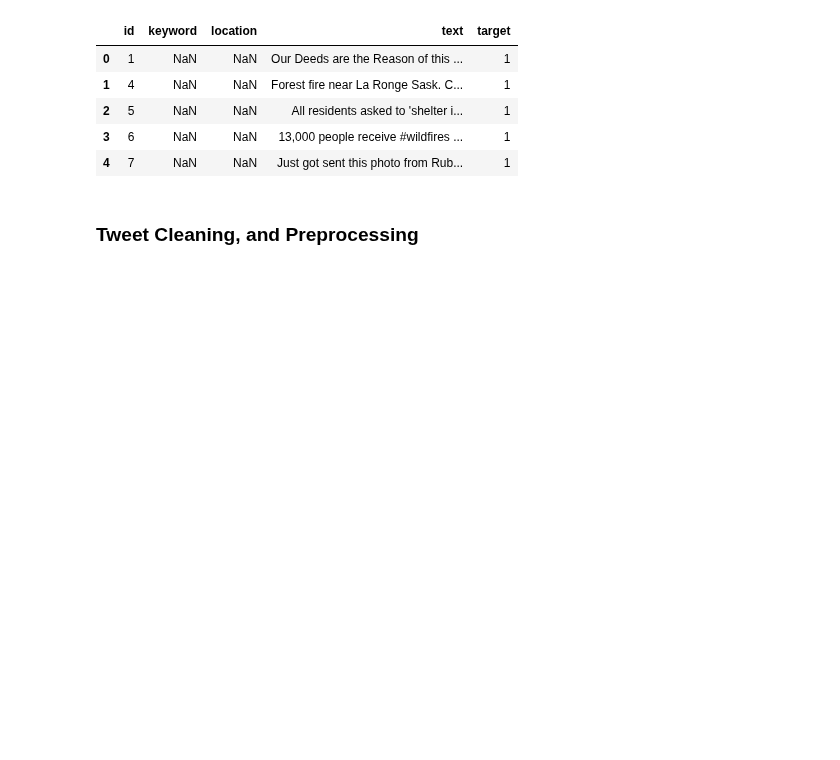
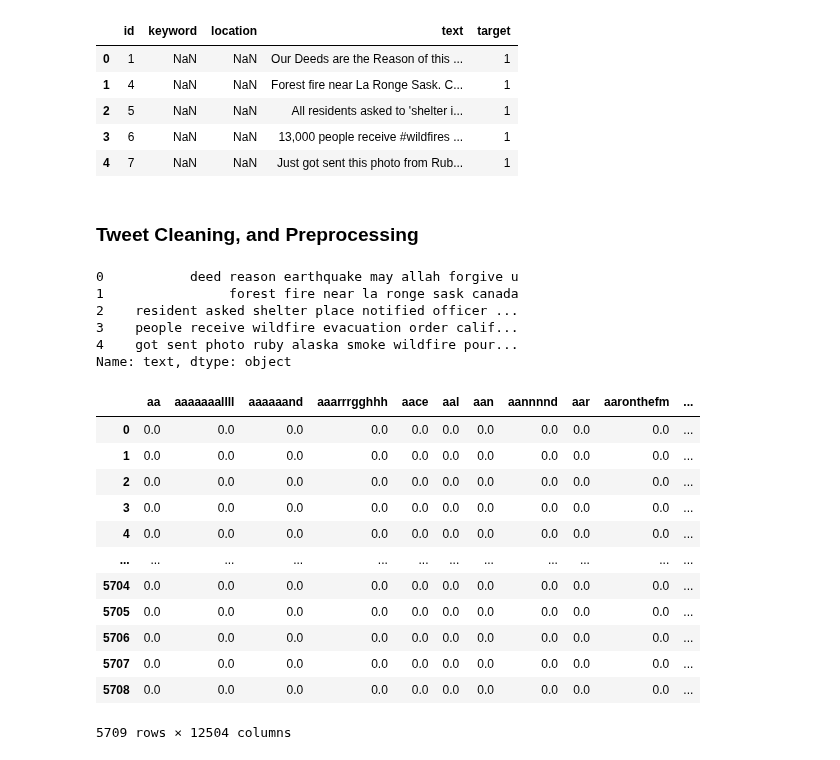
Before and after one commit to TheTr33/Disaster_Tweet_Classification_Kaggle_Competition, a Jupyter notebook: 01_EDA.ipynb, the cells around one changed output. Drawn from its saved outputs; the diff is of its cells as text; code cells hidden in the pictures; blank space fills up the shorter version.

Commit message:
finished rudimentary corpus cleaning and initial models

```diff
--- a/01_EDA.ipynb
+++ b/01_EDA.ipynb
@@ -27,6 +42,6 @@ df.head()
 | 4 | 7 | NaN | NaN | Just got sent this photo from Rub... | 1 |
 # %%
 y = df['target']
-X = df['text']
+X = df['text'].str.replace('http\S+|www.\S+', ' ', case = False)
 # %% [markdown]
 ### Tweet Cleaning, and Preprocessing
@@ -34,0 +75,43 @@ cvec = CountVectorizer()
+# %%
+X = X.apply(lambda tweet: tweet_cleaning(tweet.lstrip(), lemmat = True))
+# %%
+X.head()
+# %% [output]
+0           deed reason earthquake may allah forgive u
+1                forest fire near la ronge sask canada
+2    resident asked shelter place notified officer ...
+3    people receive wildfire evacuation order calif...
+4    got sent photo ruby alaska smoke wildfire pour...
+Name: text, dtype: object
+# %%
+cvec = CountVectorizer()
+tfidf = TfidfVectorizer()
+
+X_train,X_test, y_train, y_test = train_test_split(X, y,
+                                                   stratify = y,
+                                                   random_state = 42)
+# %%
+X_train_cvec = pd.DataFrame(cvec.fit_transform(X_train).toarray(),
+                       columns = cvec.get_feature_names())
+X_test_cvec = pd.DataFrame(cvec.transform(X_test).toarray(),
+                      columns = cvec.get_feature_names())
+X_train_tfidf = pd.DataFrame(tfidf.fit_transform(X_train).toarray(),
+                       columns = tfidf.get_feature_names())
+X_test_tfidf = pd.DataFrame(tfidf.transform(X_test).toarray(),
+                      columns = tfidf.get_feature_names())
+# %%
+X_train_tfidf
+# %% [output]
+|  | aa | aaaaaaallll | aaaaaand | aaarrrgghhh | aace | aal | aan | aannnnd | aar | aaronthefm | ... |
+| 0 | 0.0 | 0.0 | 0.0 | 0.0 | 0.0 | 0.0 | 0.0 | 0.0 | 0.0 | 0.0 | ... |
+| 1 | 0.0 | 0.0 | 0.0 | 0.0 | 0.0 | 0.0 | 0.0 | 0.0 | 0.0 | 0.0 | ... |
+| 2 | 0.0 | 0.0 | 0.0 | 0.0 | 0.0 | 0.0 | 0.0 | 0.0 | 0.0 | 0.0 | ... |
+| 3 | 0.0 | 0.0 | 0.0 | 0.0 | 0.0 | 0.0 | 0.0 | 0.0 | 0.0 | 0.0 | ... |
+| 4 | 0.0 | 0.0 | 0.0 | 0.0 | 0.0 | 0.0 | 0.0 | 0.0 | 0.0 | 0.0 | ... |
+| ... | ... | ... | ... | ... | ... | ... | ... | ... | ... | ... | ... |
+| 5704 | 0.0 | 0.0 | 0.0 | 0.0 | 0.0 | 0.0 | 0.0 | 0.0 | 0.0 | 0.0 | ... |
+| 5705 | 0.0 | 0.0 | 0.0 | 0.0 | 0.0 | 0.0 | 0.0 | 0.0 | 0.0 | 0.0 | ... |
+| 5706 | 0.0 | 0.0 | 0.0 | 0.0 | 0.0 | 0.0 | 0.0 | 0.0 | 0.0 | 0.0 | ... |
+| 5707 | 0.0 | 0.0 | 0.0 | 0.0 | 0.0 | 0.0 | 0.0 | 0.0 | 0.0 | 0.0 | ... |
+| 5708 | 0.0 | 0.0 | 0.0 | 0.0 | 0.0 | 0.0 | 0.0 | 0.0 | 0.0 | 0.0 | ... |
+5709 rows × 12504 columns
```
Also changed, not shown: parts of 8 cells of this notebook, 1 other file.
